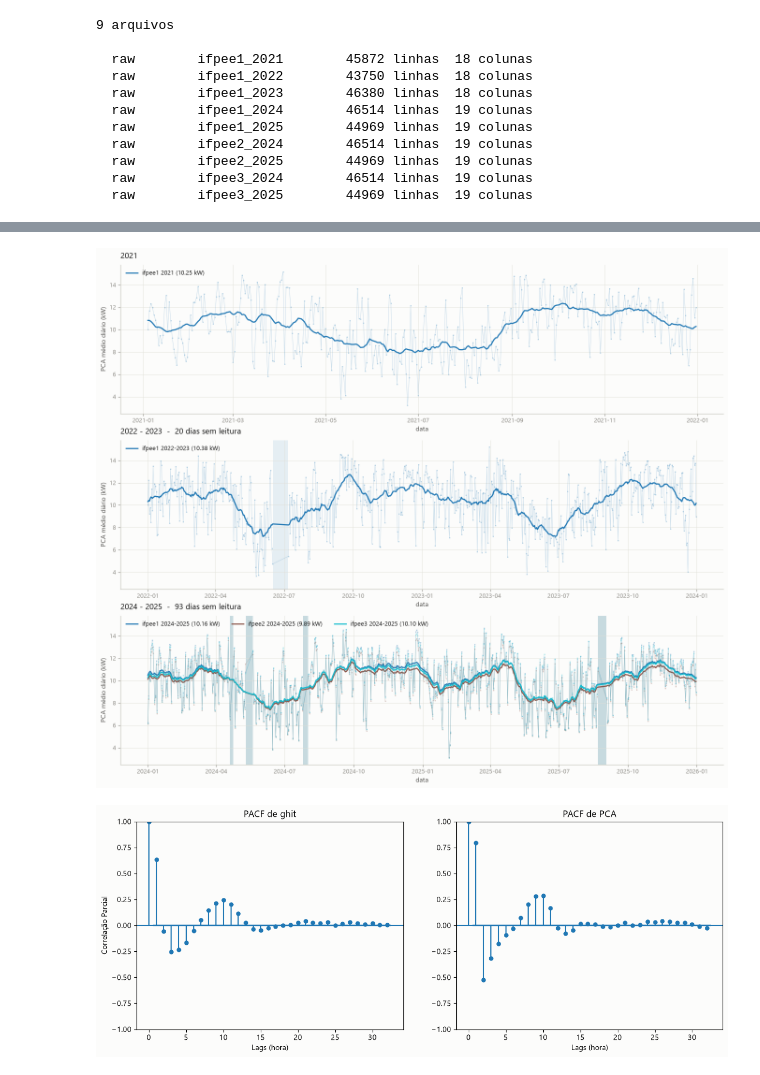
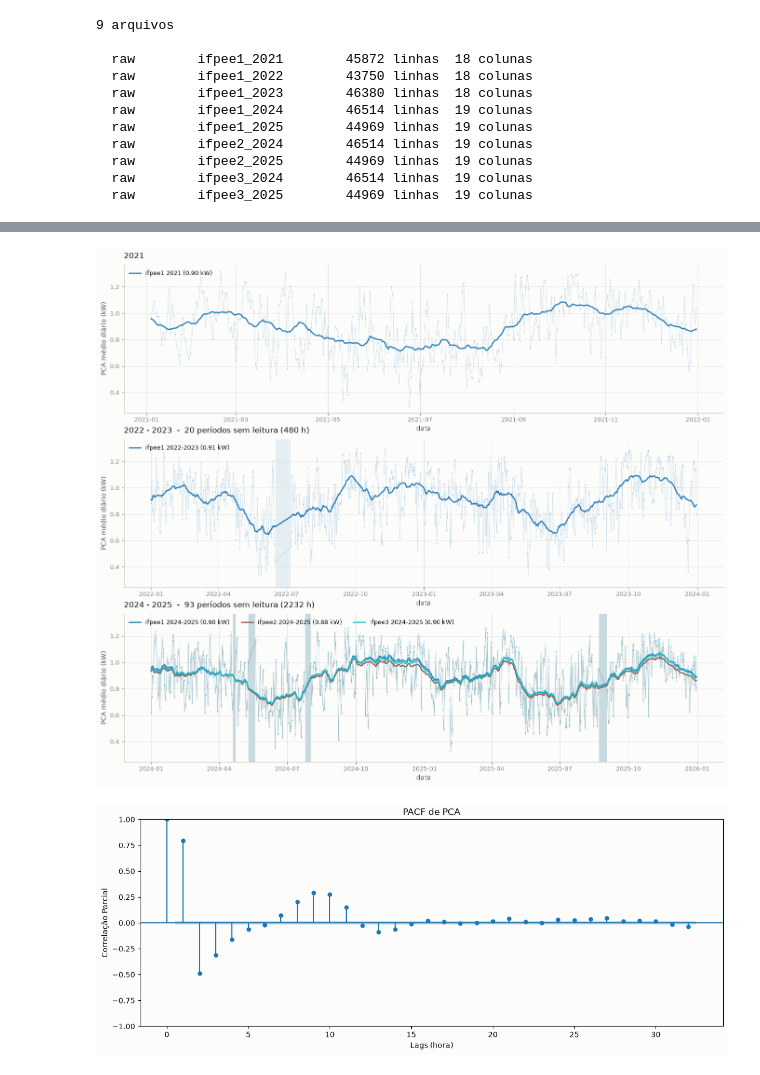
Before and after one commit to commonProgrammerr/knob-senses, a Jupyter notebook: utils/dataset_analysis.ipynb, the cells around one changed output, grey strips where cells are left out. Drawn from its saved outputs; the diff is of its cells as text; code cells hidden in the pictures.

Commit message:
doc: update dataset analysis

```diff
--- a/utils/dataset_analysis.ipynb
+++ b/utils/dataset_analysis.ipynb
@@ -122,32 +138,0 @@ Text(0.5, 0.98, 'Produtividade do sistema: PCA / ghit')
-# %%
-key = ["station", pd.Grouper(key="datetime", freq="1h")]
-
-zeros = (
-    df.assign(_zero=(df['PCA'] == 0).astype(int))
-      .groupby(key)['_zero']
-      .sum()
-)
-media = df.loc[df['PCA'] != 0].groupby(key)['PCA'].sum()
-
-agg = df.groupby(key).agg({
-    'PCA': 'sum',
-    'temperatura_ambiente': 'mean',
-    'ghit': 'first',
-    'doy': 'first',
-    'ghi_cs': 'mean',
-    'kc': 'mean',
-    'angzen': 'mean',
-    'jacques': 'mean',
-    'sandia': 'mean',
-    'sandia_cell': 'mean',
-    'pvsyst_cell': 'mean',
-    'ioeff': 'mean',
-    'kt': 'mean',
-    # 'station' e 'datetime' REMOVIDOS — virão do índice
-})
-
-zeros_full = zeros.reindex(agg.index, fill_value=0)
-media_full = media.reindex(agg.index)
-agg['PCA'] = media_full.where(zeros_full <= 1)
-
-df = show_dataset(agg.reset_index())   # gera as colunas 'station' e 'datetime'
@@ -212,26 +139,25 @@ ifpee3:  7955 horas na serie |   982 faltando (11.2%) |    0 com PCA nulo ( 0.0%
 # %%
-plot_time_series(df.reset_index(), janela=30)
+plot_time_series(df.reset_index(), janela='30d', freq="1D")
 # %% [output]
-[figure, old version]
+[figure, new version]
 # %%
 from statsmodels.graphics.tsaplots import plot_pacf
 
 df_a = df.copy()  # remove 2024, que tem perda de dados
+PCA = df_a.groupby([pd.Grouper(key='datetime', freq='1h')]).PCA.mean().dropna()
 
 
-fig, ax =plt.subplots(ncols=2, figsize=(14, 5))
-plot_pacf(df_a.ghit, ax=ax[0], lags=32, method="ywm", title="PACF de ghit")
-plot_pacf(df_a.PCA, ax=ax[1], lags=32, method="ywm", title="PACF de PCA")
+fig, ax = plt.subplots(figsize=(14, 5))
+plot_pacf(PCA, ax=ax, lags=32, method="ywm", title="PACF de PCA")
 
 
 # 3. Exibindo o gráfico
-ax[0].set_xlabel("Lags (hora)")
-ax[0].set_ylabel("Correlação Parcial")
-ax[1].set_xlabel("Lags (hora)")
+ax.set_xlabel("Lags (hora)")
+ax.set_ylabel("Correlação Parcial")
 
 plt.show()
 # %% [output]
-[figure, old version]
+[figure, new version]
 # %%
 from statsmodels.regression.linear_model import yule_walker
 
```
Also changed, not shown: parts of 13 cells of this notebook.
